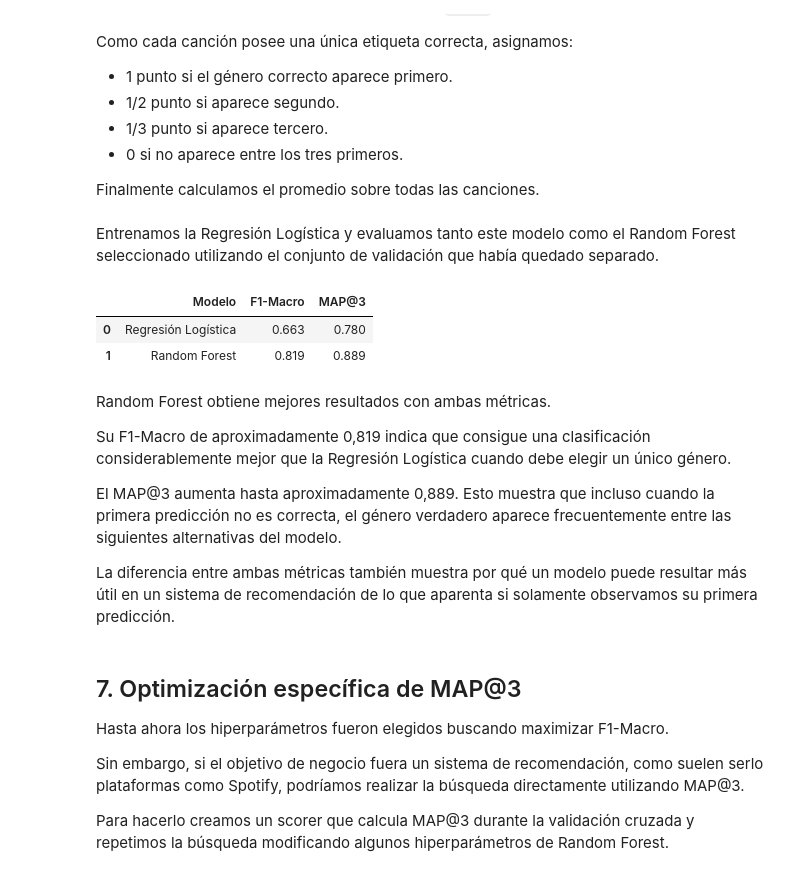
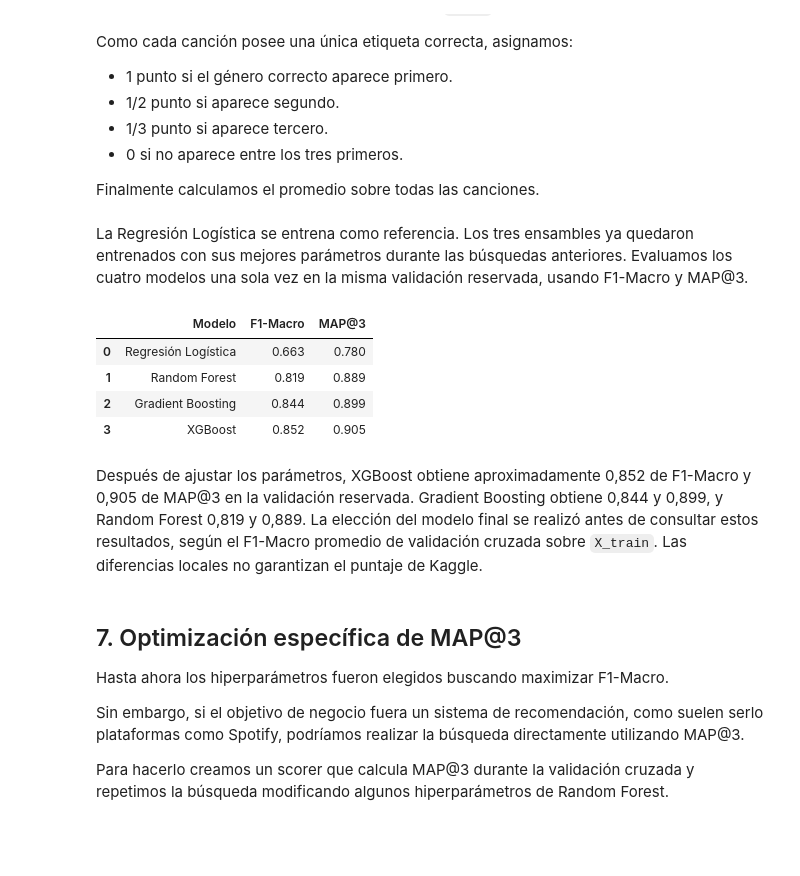
Before and after one commit to lourdesMV/TD6-TP2, a Jupyter notebook: spotify.ipynb, the cells around one changed output. Cells and saved outputs as stored; diff of their text form; code cells hidden in the pictures; blank space fills up the shorter version.

```diff
--- a/spotify.ipynb
+++ b/spotify.ipynb
@@ -338,10 +338,7 @@ Realizamos estas transformaciones dentro de un `Pipeline` para evitar data leaka
 from sklearn.compose import ColumnTransformer
 from sklearn.preprocessing import StandardScaler, OneHotEncoder
 
-X = df.drop(
-    columns=["Expected", "Id"]
-)
-
+X = df.drop(columns=["Expected", "Id"])
 y = df["Expected"]
 
 categoricas = [
@@ -461,7 +518,9 @@ resultados_cv = []
 
 for nombre, modelo in [
     ("Regresión Logística", modelo_logistico),
-    ("Random Forest", modelo_rf)
+    ("Random Forest", modelo_rf),
+    ("Gradient Boosting", modelo_gb),
+    ("XGBoost", modelo_xgb)
 ]:
 
     scores = cross_val_score(
@@ -545,0 +620,13 @@ La mejora respecto del Random Forest inicial no es muy grande, pero la búsqueda
+# %%
+parametros_xgb = {
+    "model__n_estimators": [200, 400],
+    "model__max_depth": [2, 3],
+    "model__learning_rate": [0.05, 0.1],
+}
+
+busqueda_xgb = GridSearchCV(
+    modelo_xgb, parametros_xgb, scoring="f1_macro", cv=cv, n_jobs=1
+)
+busqueda_xgb.fit(X_train, y_train)
+print("XGBoost:", busqueda_xgb.best_params_)
+print("F1-Macro promedio:", round(busqueda_xgb.best_score_, 3))
@@ -601,16 +713,13 @@ def map_at_3(
 
     return np.mean(puntos)
 # %% [markdown]
-Entrenamos la Regresión Logística y evaluamos tanto este modelo como el Random Forest seleccionado utilizando el conjunto de validación que había quedado separado.
+La Regresión Logística se entrena como referencia. Los tres ensambles ya quedaron entrenados con sus mejores parámetros durante las búsquedas anteriores. Evaluamos los cuatro modelos una sola vez en la misma validación reservada, usando F1-Macro y MAP@3.
 # %%
-modelo_logistico.fit(
-    X_train,
-    y_train
-)
+modelo_logistico.fit(X_train, y_train)
 
-modelo_f1 = (
-    busqueda_f1.best_estimator_
-)
+modelo_f1 = busqueda_f1.best_estimator_
+modelo_gb = busqueda_gb.best_estimator_
+modelo_xgb = busqueda_xgb.best_estimator_
 # %%
 from sklearn.metrics import f1_score
 
@@ -654,34 +763,40 @@ def evaluar_modelo(
 # %%
 comparacion = pd.DataFrame([
 
     evaluar_modelo(
         "Regresión Logística",
         modelo_logistico
     ),
 
     evaluar_modelo(
         "Random Forest",
         modelo_f1
+    ),
+
+    evaluar_modelo(
+        "Gradient Boosting",
+        modelo_gb
+    ),
+
+    evaluar_modelo(
+        "XGBoost",
+        modelo_xgb
     )
 
 ])
 
 
 display(
     comparacion.round(3)
 )
 # %% [output]
 |  | Modelo | F1-Macro | MAP@3 |
 | 0 | Regresión Logística | 0.663 | 0.780 |
 | 1 | Random Forest | 0.819 | 0.889 |
+| 2 | Gradient Boosting | 0.844 | 0.899 |
+| 3 | XGBoost | 0.852 | 0.905 |
 # %% [markdown]
-Random Forest obtiene mejores resultados con ambas métricas.
-
-Su F1-Macro de aproximadamente 0,819 indica que consigue una clasificación considerablemente mejor que la Regresión Logística cuando debe elegir un único género.
-
-El MAP@3 aumenta hasta aproximadamente 0,889. Esto muestra que incluso cuando la primera predicción no es correcta, el género verdadero aparece frecuentemente entre las siguientes alternativas del modelo.
-
-La diferencia entre ambas métricas también muestra por qué un modelo puede resultar más útil en un sistema de recomendación de lo que aparenta si solamente observamos su primera predicción.
+Después de ajustar los parámetros, XGBoost obtiene aproximadamente 0,852 de F1-Macro y 0,905 de MAP@3 en la validación reservada. Gradient Boosting obtiene 0,844 y 0,899, y Random Forest 0,819 y 0,889. La elección del modelo final se realizó antes de consultar estos resultados, según el F1-Macro promedio de validación cruzada sobre `X_train`. Las diferencias locales no garantizan el puntaje de Kaggle.
 # %% [markdown]
 ## 7. Optimización específica de MAP@3
 
```
Also changed, not shown: parts of 20 cells of this notebook, 2 other files.
